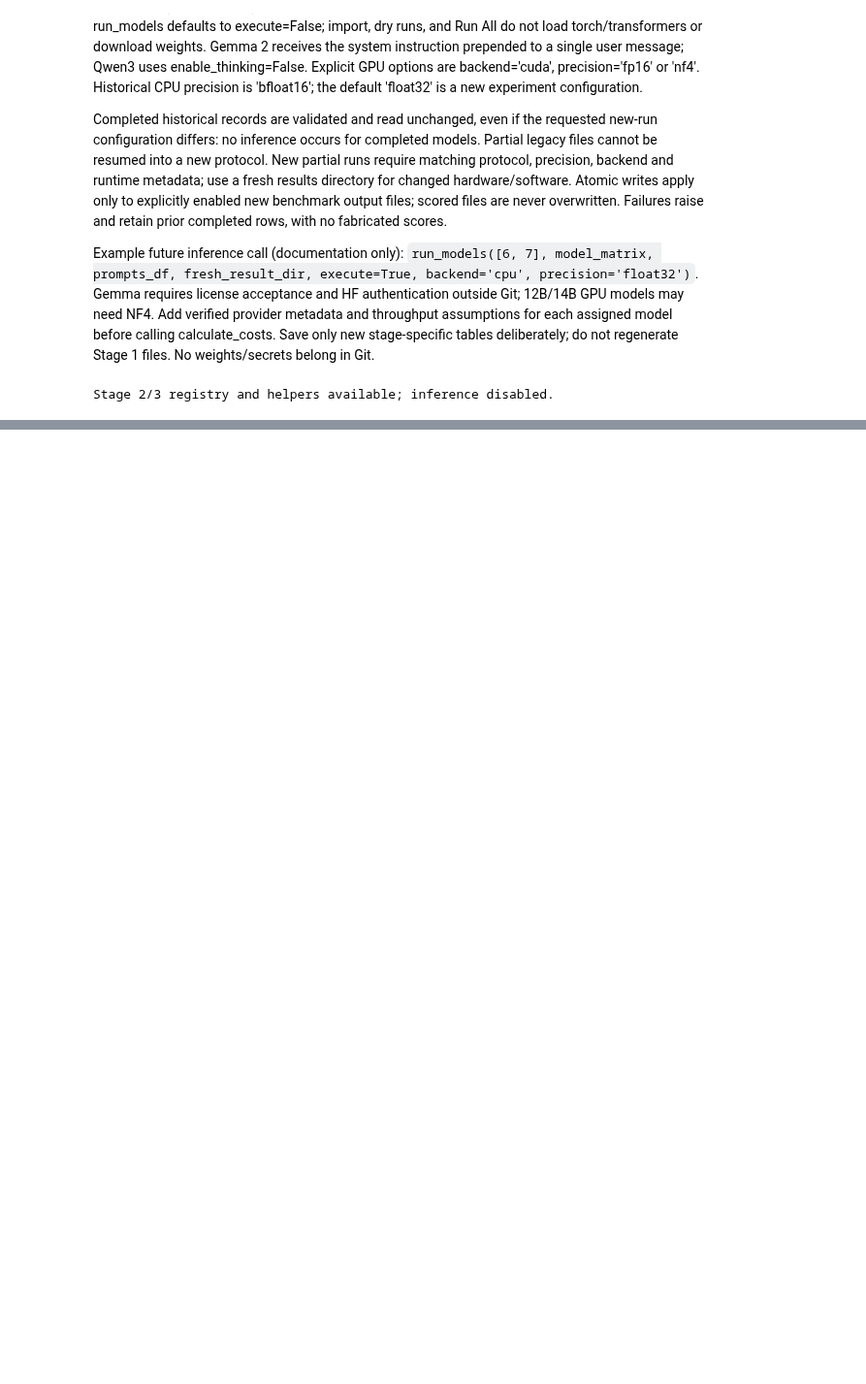
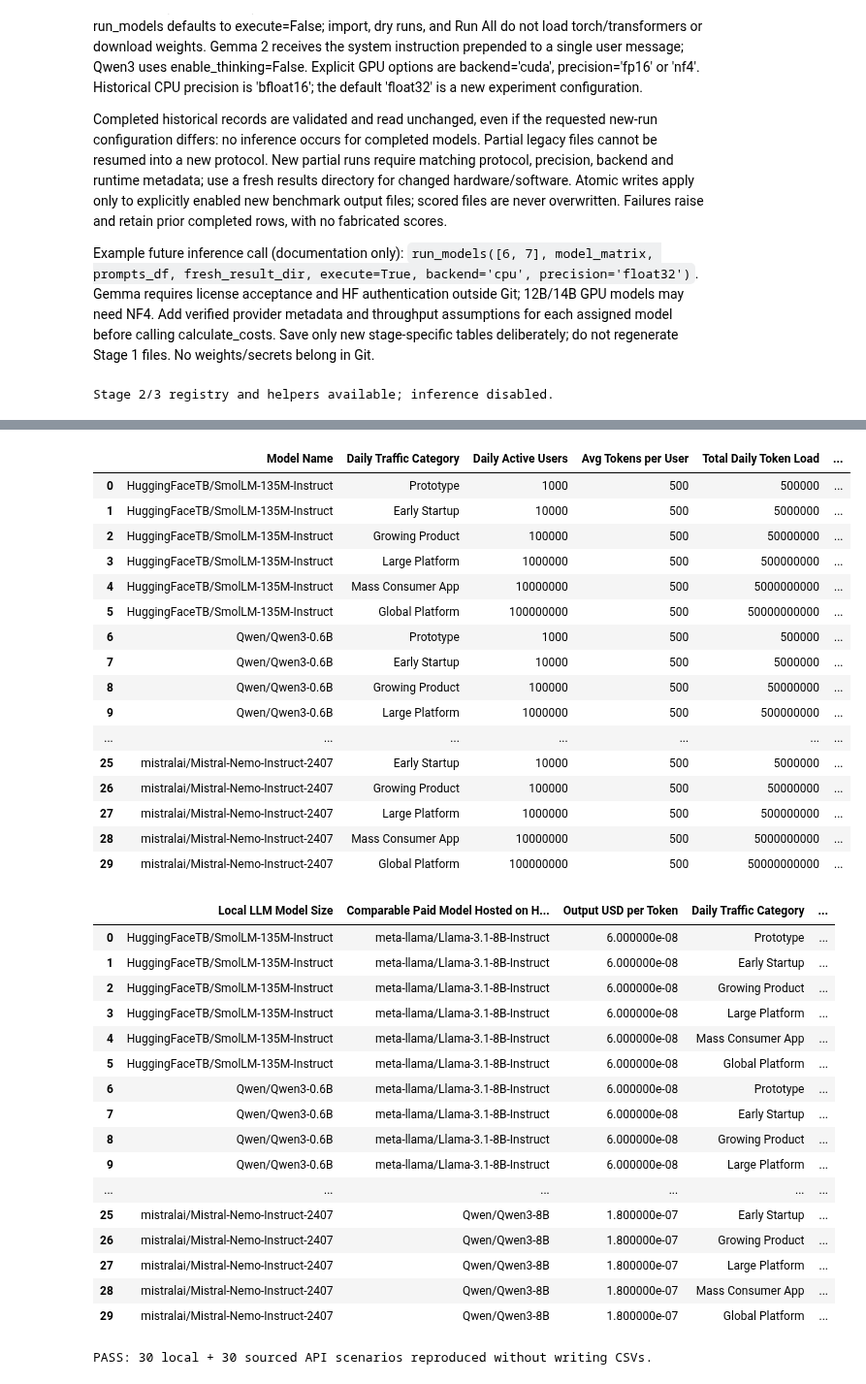
Before and after one commit to AshleyZhou-31/3_CozyDay, a Jupyter notebook: llm-test/multi_model_system.ipynb, the cells around one changed output, grey strips where cells are left out. Shown at 97% size. Cells and saved outputs as stored; diff of their text form; code cells hidden in the pictures; blank space fills up the shorter version.

```diff
--- a/llm-test/multi_model_system.ipynb
+++ b/llm-test/multi_model_system.ipynb
@@ -325,0 +390,51 @@ Stage 2/3 registry and helpers available; inference disabled.
+# %%
+pricing_s2 = json.loads((MODULE_DIR / "a7_api_pricing.json").read_text())
+api_models_s2 = {int(k): v for k, v in pricing_s2["models"].items()}
+cloud_throughput_s2 = {6: 60, 7: 45, 8: 30, 9: 20, 10: 12}
+local_cost_df_s2, api_cost_df_s2 = calculate_costs(range(6, 11), model_matrix, cloud_throughput_s2, api_models_s2)
+saved_local_s2 = pd.read_csv(RESULTS_DIR / "a7_stage2_local_cost.csv")
+saved_api_s2 = pd.read_csv(RESULTS_DIR / "a7_stage2_api_cost.csv")
+pd.testing.assert_frame_equal(local_cost_df_s2, saved_local_s2, check_dtype=False)
+pd.testing.assert_frame_equal(api_cost_df_s2, saved_api_s2, check_dtype=False)
+assert len(local_cost_df_s2) == len(api_cost_df_s2) == 30
+assert api_cost_df_s2[["Estimated API Cost", "Total Cost"]].notna().all().all()
+with pd.option_context("display.max_rows", 60, "display.max_columns", None):
+    display(local_cost_df_s2)
+    display(api_cost_df_s2)
+print("PASS: 30 local + 30 sourced API scenarios reproduced without writing CSVs.")
+# %% [output]
+|  | Model Name | Daily Traffic Category | Daily Active Users | Avg Tokens per User | Total Daily Token Load | ... |
+| 0 | HuggingFaceTB/SmolLM-135M-Instruct | Prototype | 1000 | 500 | 500000 | ... |
+| 1 | HuggingFaceTB/SmolLM-135M-Instruct | Early Startup | 10000 | 500 | 5000000 | ... |
+| 2 | HuggingFaceTB/SmolLM-135M-Instruct | Growing Product | 100000 | 500 | 50000000 | ... |
+| 3 | HuggingFaceTB/SmolLM-135M-Instruct | Large Platform | 1000000 | 500 | 500000000 | ... |
+| 4 | HuggingFaceTB/SmolLM-135M-Instruct | Mass Consumer App | 10000000 | 500 | 5000000000 | ... |
+| 5 | HuggingFaceTB/SmolLM-135M-Instruct | Global Platform | 100000000 | 500 | 50000000000 | ... |
+| 6 | Qwen/Qwen3-0.6B | Prototype | 1000 | 500 | 500000 | ... |
+| 7 | Qwen/Qwen3-0.6B | Early Startup | 10000 | 500 | 5000000 | ... |
+| 8 | Qwen/Qwen3-0.6B | Growing Product | 100000 | 500 | 50000000 | ... |
+| 9 | Qwen/Qwen3-0.6B | Large Platform | 1000000 | 500 | 500000000 | ... |
+| ... | ... | ... | ... | ... | ... | ... |
+| 25 | mistralai/Mistral-Nemo-Instruct-2407 | Early Startup | 10000 | 500 | 5000000 | ... |
+| 26 | mistralai/Mistral-Nemo-Instruct-2407 | Growing Product | 100000 | 500 | 50000000 | ... |
+| 27 | mistralai/Mistral-Nemo-Instruct-2407 | Large Platform | 1000000 | 500 | 500000000 | ... |
+| 28 | mistralai/Mistral-Nemo-Instruct-2407 | Mass Consumer App | 10000000 | 500 | 5000000000 | ... |
+| 29 | mistralai/Mistral-Nemo-Instruct-2407 | Global Platform | 100000000 | 500 | 50000000000 | ... |
+|  | Local LLM Model Size | Comparable Paid Model Hosted on H... | Output USD per Token | Daily Traffic Category | ... |
+| 0 | HuggingFaceTB/SmolLM-135M-Instruct | meta-llama/Llama-3.1-8B-Instruct | 6.000000e-08 | Prototype | ... |
+| 1 | HuggingFaceTB/SmolLM-135M-Instruct | meta-llama/Llama-3.1-8B-Instruct | 6.000000e-08 | Early Startup | ... |
+| 2 | HuggingFaceTB/SmolLM-135M-Instruct | meta-llama/Llama-3.1-8B-Instruct | 6.000000e-08 | Growing Product | ... |
+| 3 | HuggingFaceTB/SmolLM-135M-Instruct | meta-llama/Llama-3.1-8B-Instruct | 6.000000e-08 | Large Platform | ... |
+| 4 | HuggingFaceTB/SmolLM-135M-Instruct | meta-llama/Llama-3.1-8B-Instruct | 6.000000e-08 | Mass Consumer App | ... |
+| 5 | HuggingFaceTB/SmolLM-135M-Instruct | meta-llama/Llama-3.1-8B-Instruct | 6.000000e-08 | Global Platform | ... |
+| 6 | Qwen/Qwen3-0.6B | meta-llama/Llama-3.1-8B-Instruct | 6.000000e-08 | Prototype | ... |
+| 7 | Qwen/Qwen3-0.6B | meta-llama/Llama-3.1-8B-Instruct | 6.000000e-08 | Early Startup | ... |
+| 8 | Qwen/Qwen3-0.6B | meta-llama/Llama-3.1-8B-Instruct | 6.000000e-08 | Growing Product | ... |
+| 9 | Qwen/Qwen3-0.6B | meta-llama/Llama-3.1-8B-Instruct | 6.000000e-08 | Large Platform | ... |
+| ... | ... | ... | ... | ... | ... |
+| 25 | mistralai/Mistral-Nemo-Instruct-2407 | Qwen/Qwen3-8B | 1.800000e-07 | Early Startup | ... |
+| 26 | mistralai/Mistral-Nemo-Instruct-2407 | Qwen/Qwen3-8B | 1.800000e-07 | Growing Product | ... |
+| 27 | mistralai/Mistral-Nemo-Instruct-2407 | Qwen/Qwen3-8B | 1.800000e-07 | Large Platform | ... |
+| 28 | mistralai/Mistral-Nemo-Instruct-2407 | Qwen/Qwen3-8B | 1.800000e-07 | Mass Consumer App | ... |
+| 29 | mistralai/Mistral-Nemo-Instruct-2407 | Qwen/Qwen3-8B | 1.800000e-07 | Global Platform | ... |
+PASS: 30 local + 30 sourced API scenarios reproduced without writing CSVs.
```
Also changed, not shown: parts of 8 cells of this notebook, 19 other files.
